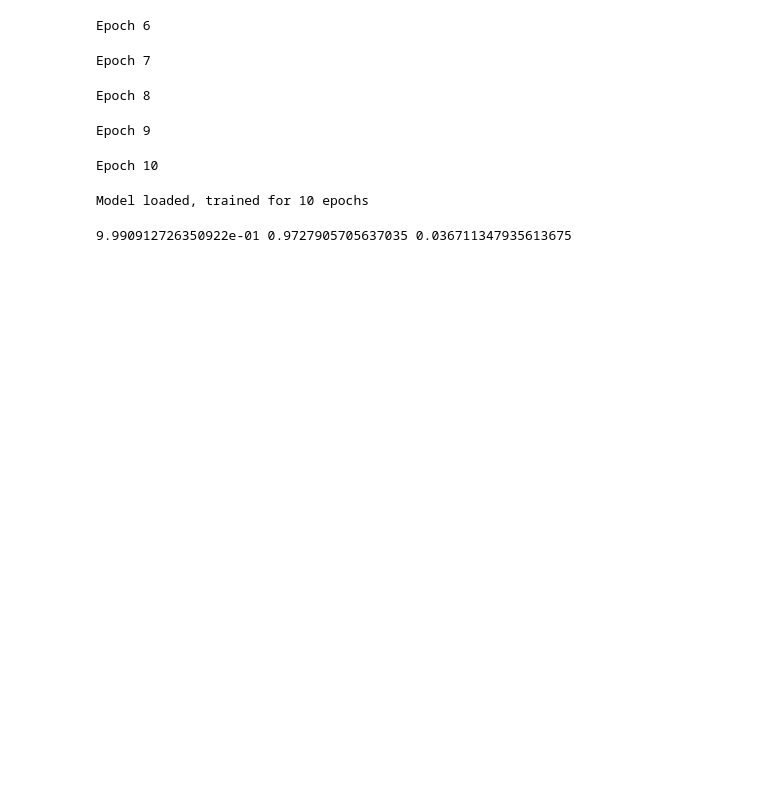
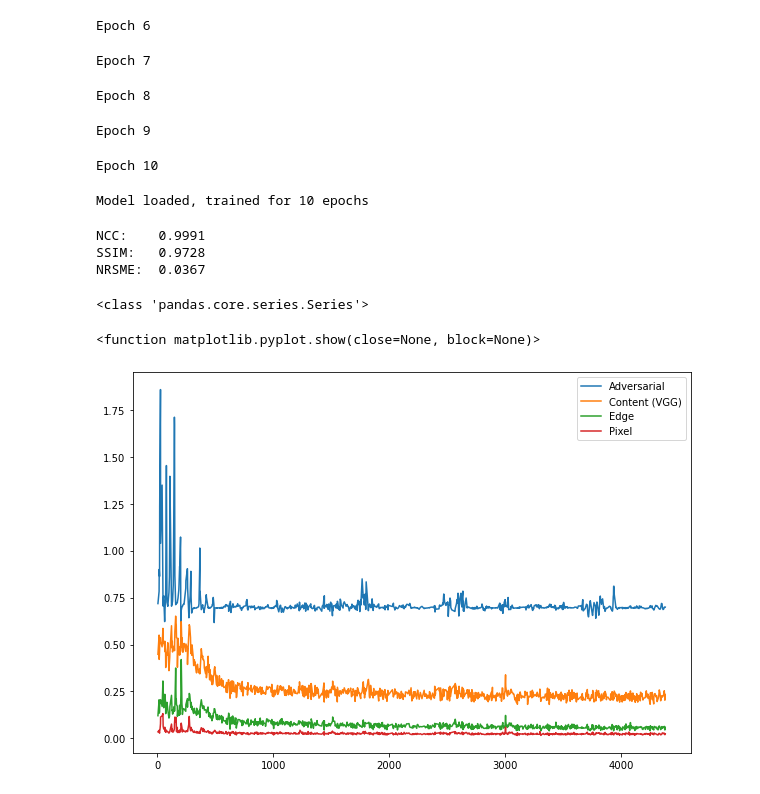
Before and after one commit to rienboonstoppel/SRGan, a Jupyter notebook: SRGAN.ipynb, the cells around one changed output. Saved outputs shown, nothing was run; the diff lists cells and outputs as text; code cells hidden in the pictures; blank space fills up the shorter version.

```diff
--- a/SRGAN.ipynb
+++ b/SRGAN.ipynb
@@ -146,7 +148,7 @@ Tensor = torch.cuda.FloatTensor if torch.cuda.is_available() else torch.Tensor
 Model loaded, trained for 10 epochs
 # %%
 ncc, ssim, nrsme = 0, 0, 0
-for test_batch in tqdm(test_dataloader):
+for test_batch in tqdm(test_dataloader, bar_format='{l_bar}{bar:15}{r_bar}{bar:-15b}'):
     imgs_lr = Variable(test_batch['LR'].type(Tensor))
     imgs_hr = Variable(test_batch['HR'].type(Tensor))
     gen_hr = generator(imgs_lr)
@@ -159,10 +161,39 @@ ncc = ncc/len(test_dataloader)
 ssim = ssim/len(test_dataloader)
 nrsme = nrsme/len(test_dataloader)
 
-
-print(ncc, ssim, nrsme)
+print('NCC:\t{:.4f}\nSSIM:\t{:.4f}\nNRSME:\t{:.4f}'.format(ncc, ssim, nrsme))
 # %% [output]
-9.990912726350922e-01 0.9727905705637035 0.036711347935613675
+NCC:    0.9991
+SSIM:   0.9728
+NRSME:  0.0367
+# %%
+import pandas as pd
+data1 = pd.read_csv(os.getcwd()+'/plots/run-Generator batch loss_Train_adversarial-tag-Generator batch loss.csv')
+print(type(data1['Step']))
+path = os.path.join(os.getcwd(), 'plots')
+fname1 = 'run-Generator batch loss_Train_adversarial-tag-Generator batch loss.csv'
+fname2 = 'run-Generator batch loss_Train_content-tag-Generator batch loss.csv'
+fname3 = 'run-Generator batch loss_Train_edge-tag-Generator batch loss.csv'
+fname4 = 'run-Generator batch loss_Train_pixel-tag-Generator batch loss.csv'
+steps = pd.read_csv(os.path.join(path, fname1))['Step']
+value1 = pd.read_csv(os.path.join(path, fname1))['Value']
+value2 = pd.read_csv(os.path.join(path, fname2))['Value']
+value3 = pd.read_csv(os.path.join(path, fname3))['Value']
+value4 = pd.read_csv(os.path.join(path, fname4))['Value']
+plt.figure(facecolor='white', figsize=(10,7))
+plt.plot(steps,value1,label='Adversarial')
+plt.plot(steps,value2,label='Content (VGG)')
+plt.plot(steps,value3,label='Edge')
+plt.plot(steps,value4,label='Pixel')
+plt.legend()
+plt.yscale('linear')
+# plt.ylim(0, 1.25)
+plt.savefig('test.png', dpi=350)
+plt.show
+# %% [output]
+<class 'pandas.core.series.Series'>
+<function matplotlib.pyplot.show(close=None, block=None)>
+[figure, added]
 # %%
 #TODO
 # -
```
Also changed, not shown: parts of 2 cells of this notebook, 4 other files.
